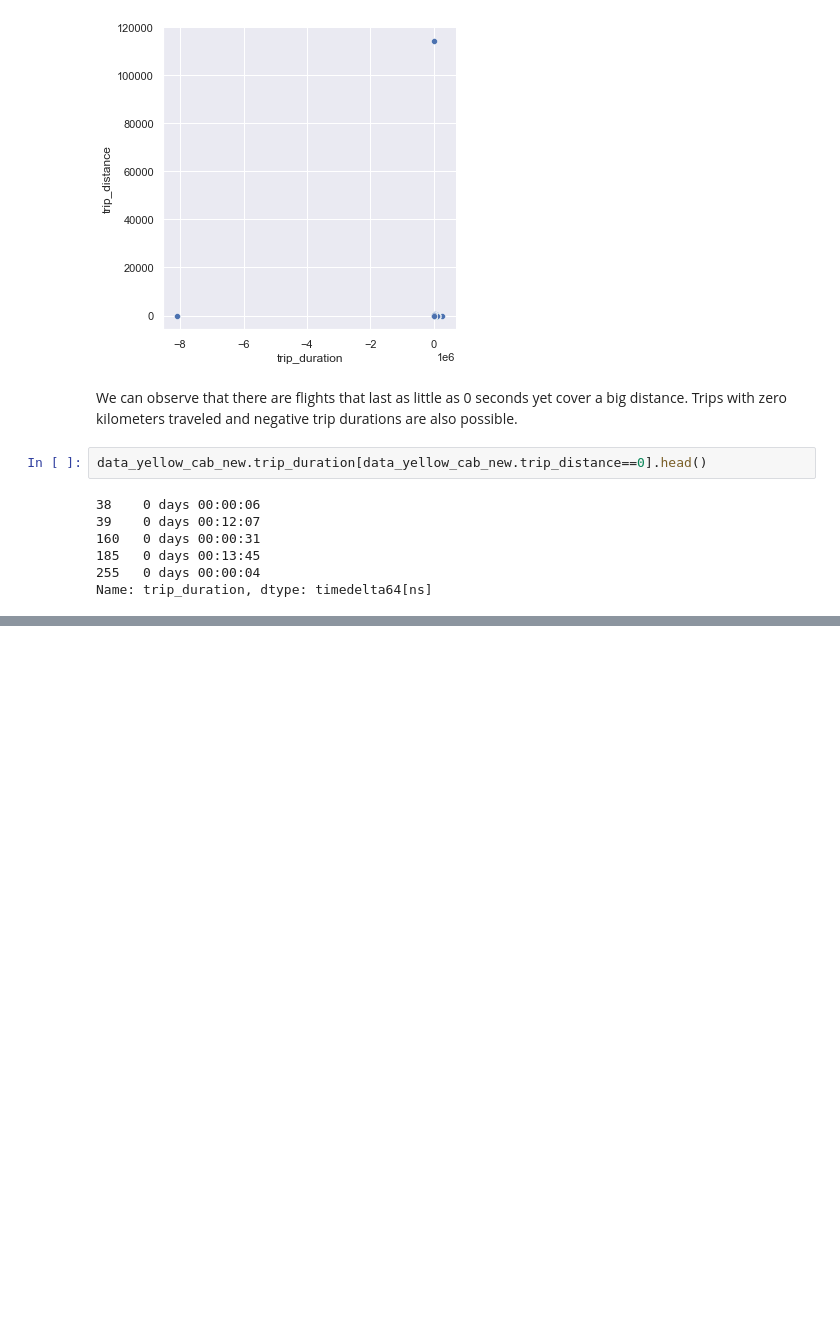
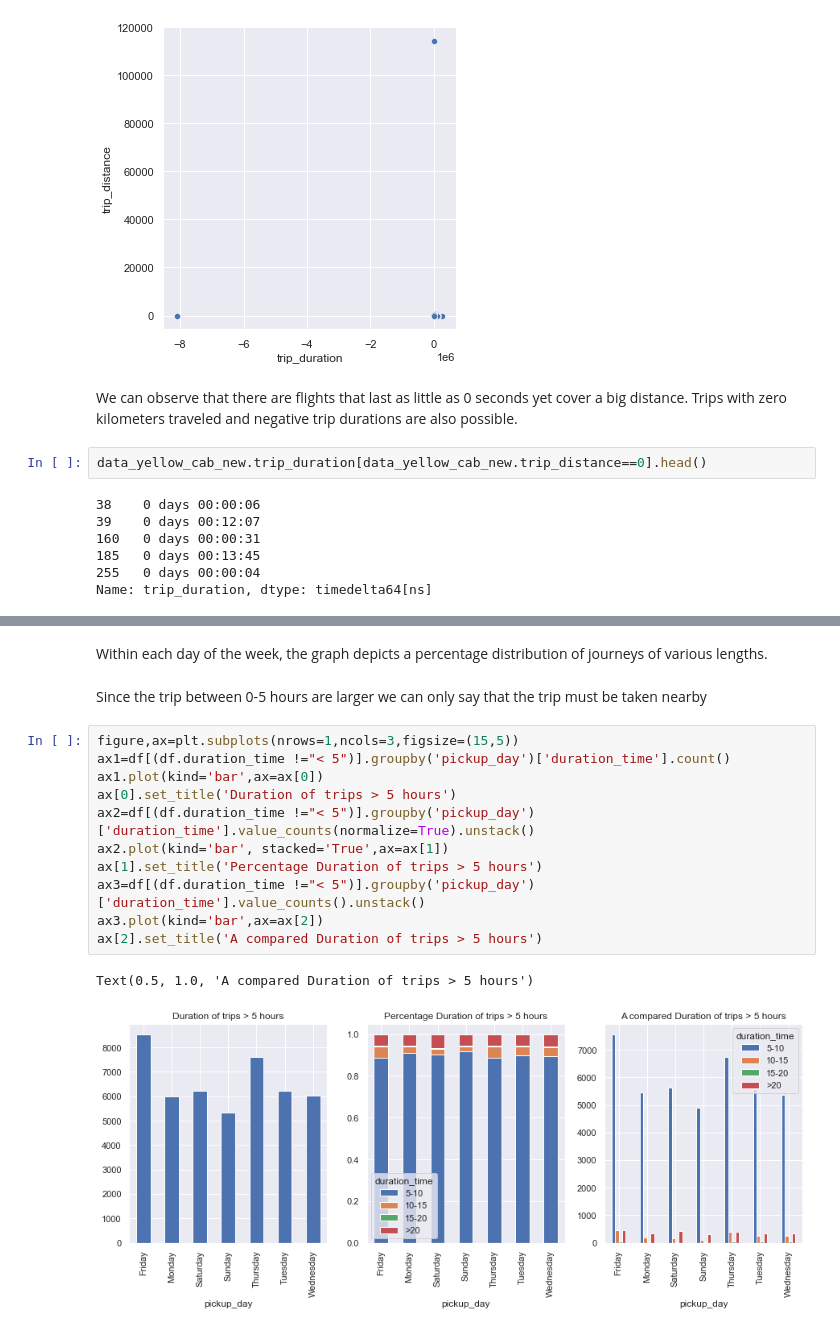
Before and after one commit to kbagwe/ITCS_6100_group_18, a Jupyter notebook: Deliverable3.ipynb, the cells around one changed output, grey strips where cells are left out. Saved outputs shown, nothing was run; the diff lists cells and outputs as text; blank space fills up the shorter version.

```diff
--- a/Deliverable3.ipynb
+++ b/Deliverable3.ipynb
@@ -1006,0 +1031,18 @@ Name: trip_duration, dtype: timedelta64[ns]
+# %% [markdown]
+Within each day of the week, the graph depicts a percentage distribution of journeys of various lengths.
+# %% [markdown]
+Since the trip between 0-5 hours are larger we can only say that the trip must be taken nearby
+# %%
+figure,ax=plt.subplots(nrows=1,ncols=3,figsize=(15,5))
+ax1=df[(df.duration_time !="< 5")].groupby('pickup_day')['duration_time'].count()
+ax1.plot(kind='bar',ax=ax[0])
+ax[0].set_title('Duration of trips > 5 hours')
+ax2=df[(df.duration_time !="< 5")].groupby('pickup_day')['duration_time'].value_counts(normalize=True).unstack()
+ax2.plot(kind='bar', stacked='True',ax=ax[1])
+ax[1].set_title('Percentage Duration of trips > 5 hours')
+ax3=df[(df.duration_time !="< 5")].groupby('pickup_day')['duration_time'].value_counts().unstack()
+ax3.plot(kind='bar',ax=ax[2])
+ax[2].set_title('A compared Duration of trips > 5 hours')
+# %% [output]
+Text(0.5, 1.0, 'A compared Duration of trips > 5 hours')
+[figure, added]
```
Also changed, not shown: parts of 12 cells of this notebook.
